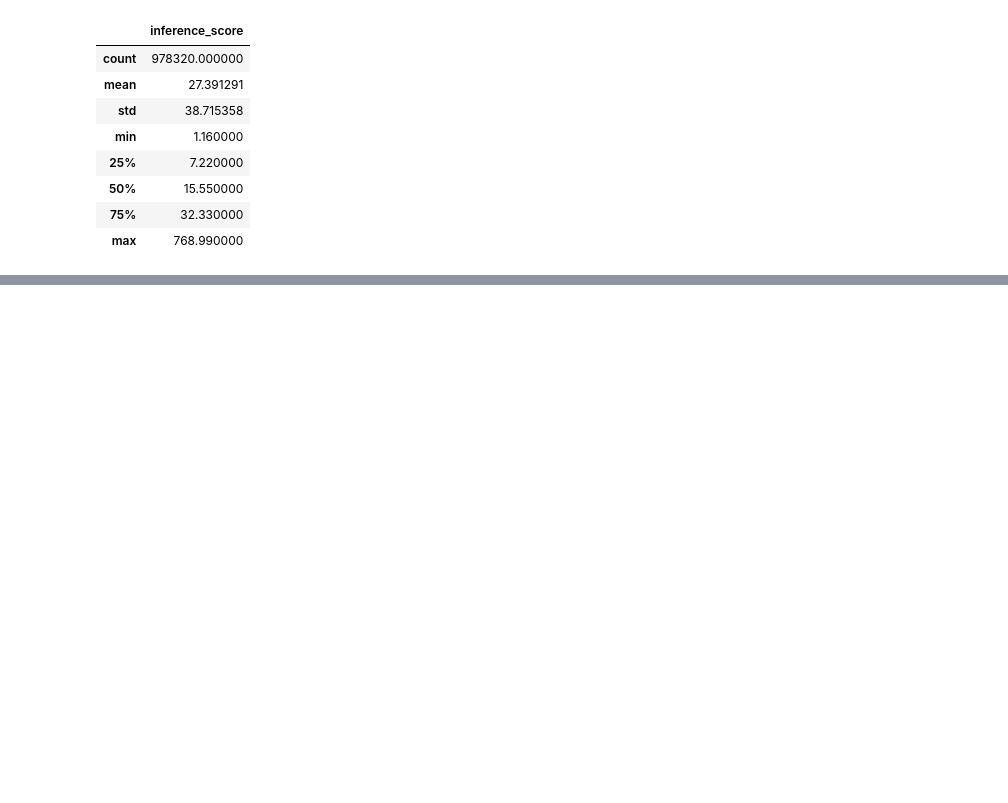
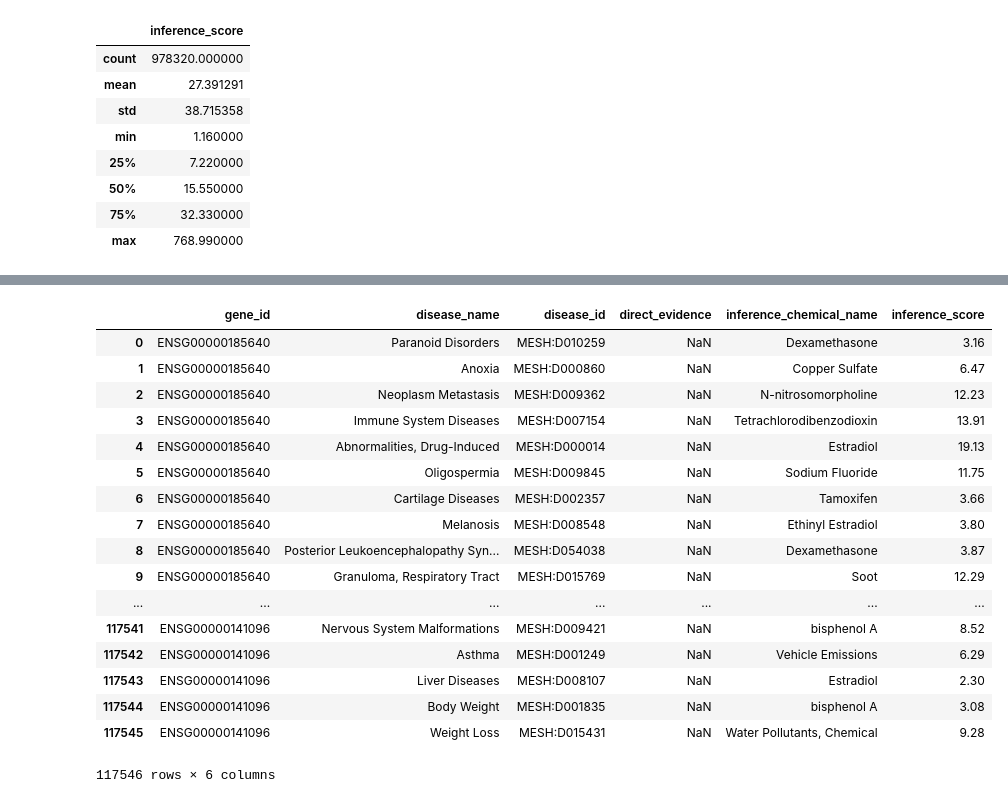
Before and after one commit to paulzuo/genotypeTissueExpressionProject, a Jupyter notebook: CitadelDatathon.ipynb, the cells around one changed output, grey strips where cells are left out. Saved outputs shown, nothing was run; the diff lists cells and outputs as text; code cells hidden in the pictures; blank space fills up the shorter version.

```diff
--- a/CitadelDatathon.ipynb
+++ b/CitadelDatathon.ipynb
@@ -160,0 +199,22 @@ toxicogenomics_dis_df.describe()
+# %%
+joined_dis = pd.merge(res_df, toxicogenomics_dis_df, on=['gene_id'])
+joined_dis
+# %% [output]
+|  | gene_id | disease_name | disease_id | direct_evidence | inference_chemical_name | inference_score |
+| 0 | ENSG00000185640 | Paranoid Disorders | MESH:D010259 | NaN | Dexamethasone | 3.16 |
+| 1 | ENSG00000185640 | Anoxia | MESH:D000860 | NaN | Copper Sulfate | 6.47 |
+| 2 | ENSG00000185640 | Neoplasm Metastasis | MESH:D009362 | NaN | N-nitrosomorpholine | 12.23 |
+| 3 | ENSG00000185640 | Immune System Diseases | MESH:D007154 | NaN | Tetrachlorodibenzodioxin | 13.91 |
+| 4 | ENSG00000185640 | Abnormalities, Drug-Induced | MESH:D000014 | NaN | Estradiol | 19.13 |
+| 5 | ENSG00000185640 | Oligospermia | MESH:D009845 | NaN | Sodium Fluoride | 11.75 |
+| 6 | ENSG00000185640 | Cartilage Diseases | MESH:D002357 | NaN | Tamoxifen | 3.66 |
+| 7 | ENSG00000185640 | Melanosis | MESH:D008548 | NaN | Ethinyl Estradiol | 3.80 |
+| 8 | ENSG00000185640 | Posterior Leukoencephalopathy Syn... | MESH:D054038 | NaN | Dexamethasone | 3.87 |
+| 9 | ENSG00000185640 | Granuloma, Respiratory Tract | MESH:D015769 | NaN | Soot | 12.29 |
+| ... | ... | ... | ... | ... | ... | ... |
+| 117541 | ENSG00000141096 | Nervous System Malformations | MESH:D009421 | NaN | bisphenol A | 8.52 |
+| 117542 | ENSG00000141096 | Asthma | MESH:D001249 | NaN | Vehicle Emissions | 6.29 |
+| 117543 | ENSG00000141096 | Liver Diseases | MESH:D008107 | NaN | Estradiol | 2.30 |
+| 117544 | ENSG00000141096 | Body Weight | MESH:D001835 | NaN | bisphenol A | 3.08 |
+| 117545 | ENSG00000141096 | Weight Loss | MESH:D015431 | NaN | Water Pollutants, Chemical | 9.28 |
+117546 rows × 6 columns
```
Also changed, not shown: parts of 5 cells of this notebook.
